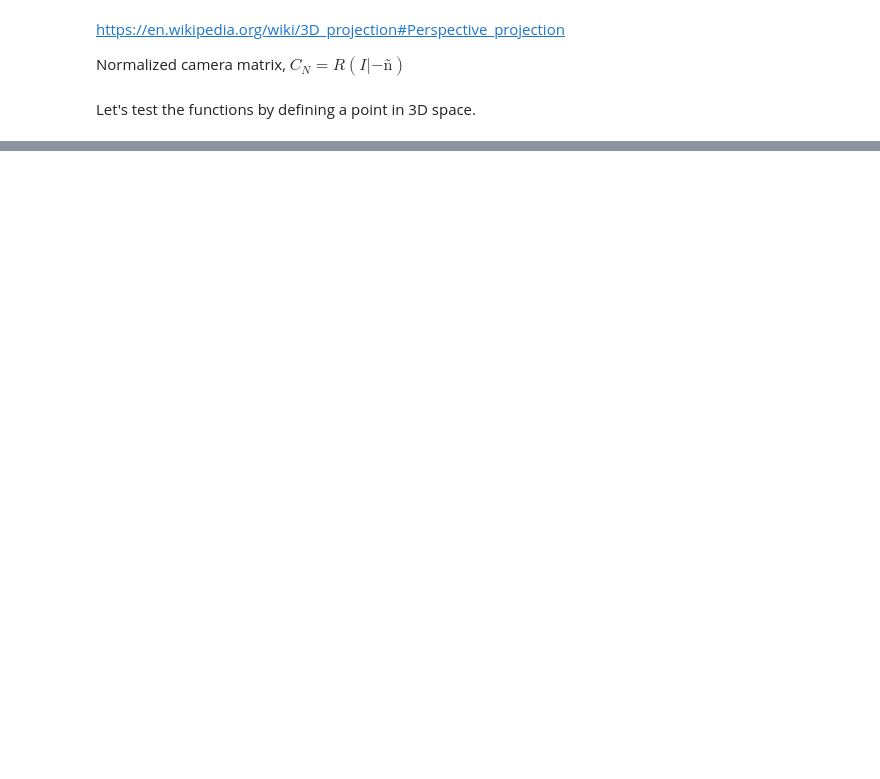
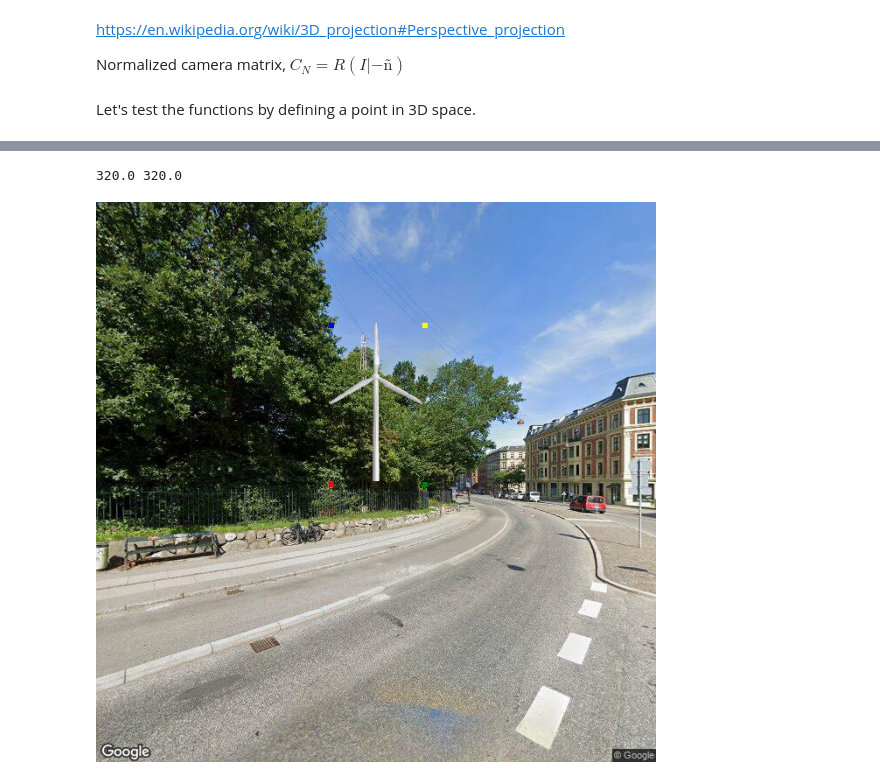
Before and after one commit to FPWRasmussen/DTU-Special-Course, a Jupyter notebook: src/camera_calibration.ipynb, the cells around one changed output, grey strips where cells are left out. Cells and saved outputs as stored; diff of their text form; code cells hidden in the pictures; blank space fills up the shorter version.

```diff
--- a/src/camera_calibration.ipynb
+++ b/src/camera_calibration.ipynb
@@ -128,16 +66,11 @@ P = camera_matrix(K, C_N)
 # %% [markdown]
 Let's test the functions by defining a point in 3D space.
 # %%
-point_coordinate = [0, 0, 1]
-def image_plane(P, point_coordinate):
+turbine_origin = [0, 1, 0]
 
-    point_coordinate = np.append(point_coordinate, 1)
-    res = P @ point_coordinate
-    u, v = (res/res[2])[:2]
-    return u, v
 
-u, v = image_plane(P, point_coordinate)
+u, v = image_plane(P, turbine_origin)
 
-print(f"U: {u:.1f} px\nV: {v:.1f}")
+print(f"U: {u:.1f} px\nV: {v:.1f} px")
 # %% [output]
 U: 125.0 px
@@ -235,0 +194,66 @@ Current errors:
+# %%
+from utils import Photo, Turbine, find_coeffs
+from PIL import Image, ImageDraw, ImageEnhance
+camera_origin = np.array([0, 0, 0])
+turbine_origin = np.array([10, 0, 0])
+
+# calculate turbine direction
+e_y = np.array([1, 0])
+angle_vector = (turbine_origin - camera_origin)[:2]
+direction = np.arccos((e_y @ angle_vector)/(np.linalg.norm(angle_vector)))
+
+camera_coord = [12.530035398113766, 55.66769631625086]
+turbine_coord = [12.533434441656016, 55.66534279150843]
+height = 4
+roll, tilt, yaw = np.array([90, 0, 90]) # tilt should be 0
+pic_class = Photo("../temp/site_img.png", fov[0], tilt, yaw, camera_coord, camera_origin, f)
+turb_class = Turbine("../temp/obj2png.png", fov[0], height, turbine_coord, turbine_origin, 0)
+
+f = 1 # focal length
+fov = [90, 90]
+shape = pic_class.shape
+K = intrinsic_parameters(f, shape, fov)
+theta = np.array([np.deg2rad(roll), np.deg2rad(tilt), np.deg2rad(yaw)])
+R = rotation_matrix(theta, order = "xzy")
+C_N = extrinsic_parameters(R, camera_origin)
+P = camera_matrix(K, C_N)
+u, v = image_plane(P, turbine_origin)
+print(u,v)
+
+radius = turb_class.radius
+
+point1 = np.array([-np.sin(direction)*radius, np.cos(direction)*radius, 0]) + turbine_origin
+point2 = np.array([np.sin(direction)*radius, -np.cos(direction)*radius, 0]) + turbine_origin
+point3= np.array([-np.sin(direction)*radius, np.cos(direction)*radius, height+radius]) + turbine_origin
+point4 = np.array([np.sin(direction)*radius, -np.cos(direction)*radius, height+radius]) + turbine_origin
+
+p_list = [point1, point2, point3, point4]
+
+draw = ImageDraw.Draw(pic_class.im)
+pa = []
+for i, p in enumerate(p_list):
+    u, v = image_plane(P, p)
+    colors = ["red", "green", "blue", "yellow"]
+    d = draw.rectangle(((u,v),(u+5,v+5)),fill = colors[i])
+    pa.append([u,v])
+
+pc = np.array(pa).reshape(4,2)
+pc[:,0] -= np.amin(pc[:,0])
+pc[:,1] -= np.amin(pc[:,1])
+
+pb = [(turb_class.shape[1], turb_class.shape[0]), (0, turb_class.shape[0]),  (turb_class.shape[1], 0), (0, 0)]
+
+pd = list(pa)
+for i in range(len(pa)):
+    pa[i] = [pc[i,0],pc[i,1]]
+
+coeffs = find_coeffs(pa, pb)
+
+turb_class.im = turb_class.im.transform((int(np.amax(np.array(pa).reshape(4,2)[:,0])),int(np.amax(np.array(pa).reshape(4,2)[:,1]))), method=Image.Transform.PERSPECTIVE,data=coeffs)
+pic_class.im.paste(turb_class.im, box=[np.amin(np.array(pd).reshape(4,2)[:,0]).astype(int),np.amin(np.array(pd).reshape(4,2)[:,1]).astype(int)], mask = turb_class.im)
+
+pic_class.im.show()
+display(pic_class.im)
+# %% [output]
+320.0 320.0
+[figure, added]
```
Also changed, not shown: parts of 12 cells of this notebook, 3 other files.
